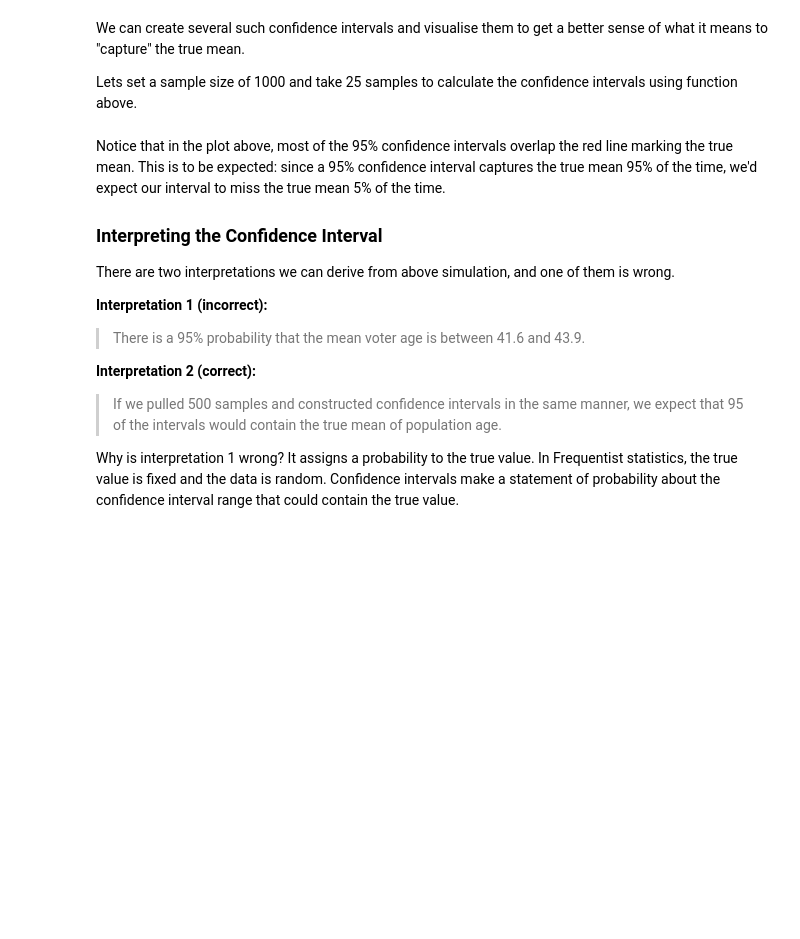
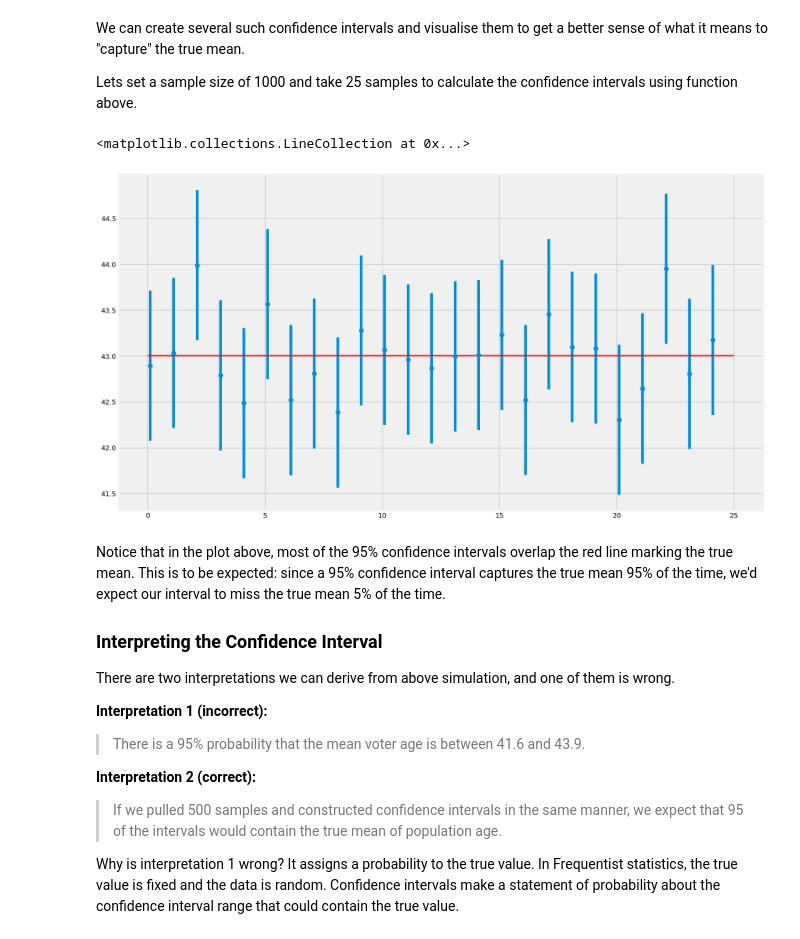
Before and after one commit to MissAle17/dsc-2-19-15-confidence-intervals-lab-online-ds-sp-000, a Jupyter notebook: index.ipynb, the cells around one changed output. Drawn from its saved outputs; the diff is of its cells as text; code cells hidden in the pictures; blank space fills up the shorter version.

```diff
--- a/index.ipynb
+++ b/index.ipynb
@@ -249,19 +256,47 @@ sample_means = []
 
 for sample in range(25):
     # Take a random sample of chosen size
-    sample = None
+    sample = sample = np.random.choice(a=population_ages, size=sample_size)
+    sample_mean = sample.mean()
+    sample_means.append(sample_mean)
+
 
     # Calculate z_critical, margin_of_error, confidence_interval from function above
     #z_critical, margin_of_error, confidence_interval = conf_interval(population_ages, sample)
 
-    sample_mean = None
+    z = stats.norm.ppf(q=0.975,loc=0,scale=1)  #  z-critical value for 95% confidence
+
+    #Calculate the population std from data
+    pop_stdev = population_ages.std()
+
+    # Calculate the margin of error using formula given above
+    moe = z*(pop_stdev/math.sqrt(sample_size))
+
+    # Calculate the confidence interval by applying margin of error to sample mean
+    # (mean - margin of error, mean+ margin of error)
+    conf = (sample_mean - moe, sample_mean+ moe)
 
     # Calculate and append sample means and conf intervals for each iteration
+
+    intervals.append(conf)
 # %%
 # plot the mean and confidence interval for each sample as error bars
 # plot the population mean
 
 plt.figure(figsize=(15,9))
+
+plt.errorbar(x=np.arange(0.1, 25, 1),
+             y=sample_means,
+             yerr=[(top-bot)/2 for top,bot in intervals],
+             fmt='o')
+
+plt.hlines(xmin=0, xmax=25,
+           y=43.0023,
+           linewidth=2.0,
+           color="red")
+# %% [output]
+<matplotlib.collections.LineCollection at 0x...>
+[figure, added]
 # %% [markdown]
 Notice that in the plot above, most of the 95% confidence intervals overlap the red line marking the true mean. This is to be expected: since a 95% confidence interval captures the true mean 95% of the time, we'd expect our interval to miss the true mean 5% of the time.
 
```
Also changed, not shown: parts of 1 cell of this notebook.
